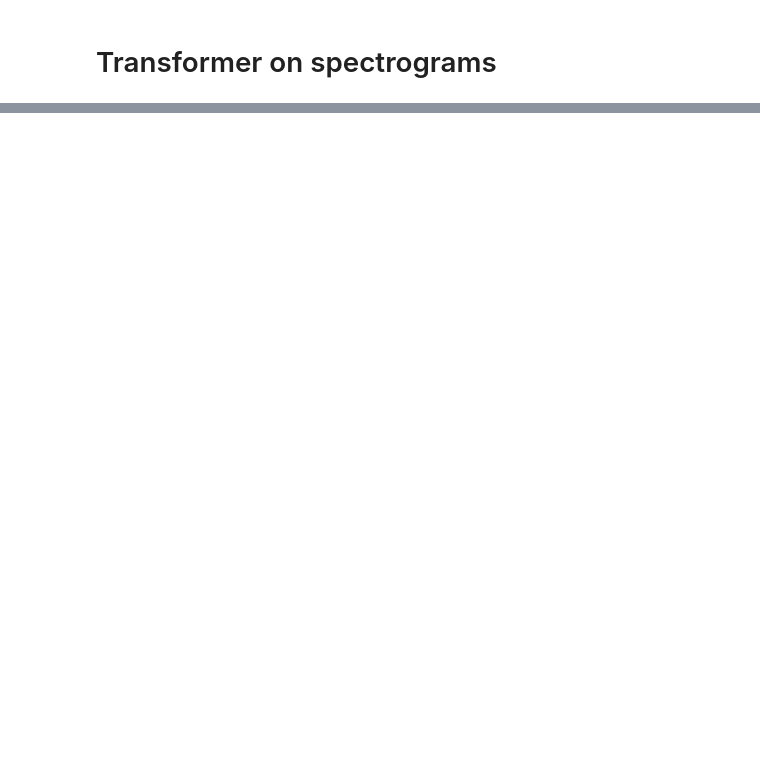
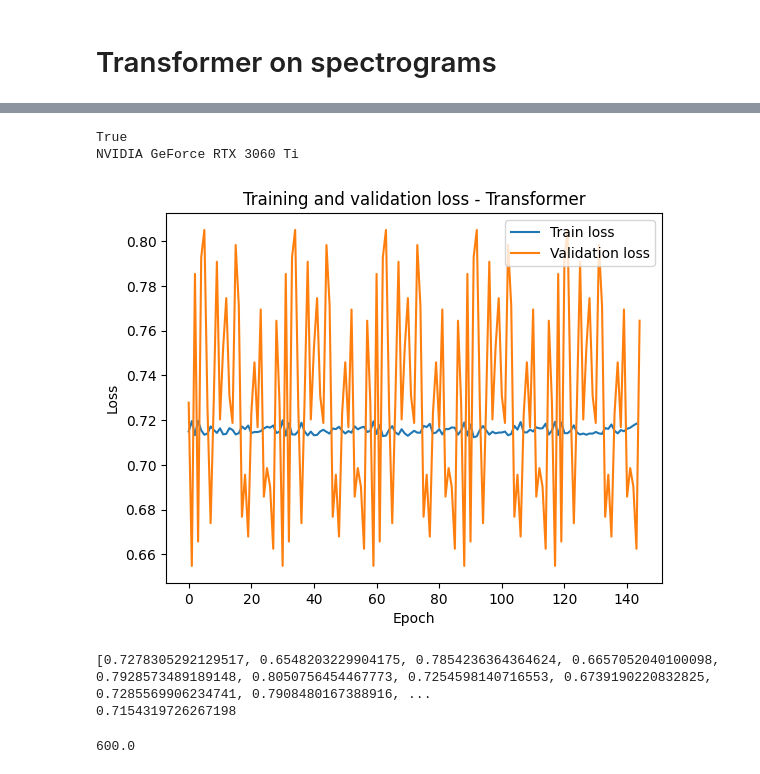
Before and after one commit to armecirkelen4/EEG-annotation, a Jupyter notebook: Transformer.ipynb, the cells around one changed output, grey strips where cells are left out. Drawn from its saved outputs; the diff is of its cells as text; code cells hidden in the pictures; blank space fills up the shorter version.

```diff
--- a/Transformer.ipynb
+++ b/Transformer.ipynb
@@ -184,7 +116,7 @@ class SequenceTransformer(nn.Module):
         super(SequenceTransformer, self).__init__()
         self.seq_len = seq_len
         self.embedding_dim = embedding_dim
-        encoder_layers = nn.TransformerEncoderLayer(d_model=embedding_dim, nhead=num_heads)
+        encoder_layers = nn.TransformerEncoderLayer(d_model=embedding_dim, nhead=num_heads, dim_feedforward=1024)
         self.transformer_encoder = nn.TransformerEncoder(encoder_layers, num_layers=num_layers)
 
     def add_sequence_positional_encoding(self, epoch_matrix, seq_len, embedding_dim):
@@ -201,10 +133,10 @@ class SequenceTransformer(nn.Module):
         i = torch.arange(embedding_dim)[None, :]
         angle_rates = 1 / (10000 ** (i / embedding_dim))
         pos_enc = torch.zeros((seq_len, embedding_dim))
-        pos_enc[:, 0::2] = torch.sin(n * angle_rates[:, 0::2])
-        pos_enc[:, 1::2] = torch.cos(n * angle_rates[:, 1::2])
+        pos_enc[:, 0::2] = torch.sin(n * angle_rates[:, 0::2]).to(epoch_matrix.device)
+        pos_enc[:, 1::2] = torch.cos(n * angle_rates[:, 1::2]).to(epoch_matrix.device)
 
-        return epoch_matrix + pos_enc
+        return epoch_matrix + pos_enc.to(epoch_matrix.device)
 
 
     def forward(self, epoch_output_seq):
@@ -222,7 +154,7 @@ class FinalModel(nn.Module):
         self.sequence_transformer = SequenceTransformer(seq_len, n_embedding, num_heads, num_layers)
         # Fully connected layers for final classification
         self.fc1 = nn.Linear(n_embedding, 128)
-        self.fc2 = nn.Linear(128, 2)  # Binary classification
+        self.fc2 = nn.Linear(128, 1)  # Binary classification
 
     def forward(self, x, target_idx):
         """
@@ -247,13 +179,21 @@ class FinalModel(nn.Module):
         out = F.relu(self.fc1(target_epoch_output))
         out = self.fc2(out)
 
-        return F.softmax(out, dim=-1)
+        return F.sigmoid(out)
 # %%
-model = FinalModel(n_positions=2980, n_embedding=6175, seq_len=11, num_heads=5, num_layers=3)
+model = FinalModel(n_positions=3215, n_embedding=3925, seq_len=11, num_heads=5, num_layers=1)
 optimizer = optim.Adam(model.parameters(), lr=0.001)
 loss_fn = nn.BCELoss()
 
 print(model)
+# import model summary
+from torchsummary import summary
+# model summary
+
+# summary(model, (11, 3925))
+# print number of parameters in m,odel
+pytorch_total_params = sum(p.numel() for p in model.parameters())
+print(pytorch_total_params)
 # %% [output]
 FinalModel(
   (epoch_transformer): EpochTransformer(
@@ -276,10 +216,10 @@ FinalModel(
 # Create a batch of 10 sequences, each with 11 epochs and 6175 features
 batch_size = 5
 seq_len = 11  # We use 11 epochs in total (5 before, 1 target, 5 after)
-n_datapoints = 6175
+n_datapoints = 3925
 
 # Initialize the model
-model = FinalModel(n_positions=2980, n_embedding=6175, seq_len=seq_len, num_heads=5, num_layers=3)
+model = FinalModel(n_positions=3215, n_embedding=n_datapoints, seq_len=seq_len, num_heads=5, num_layers=3)
 
 # Random input tensor of shape [batch_size, seq_len, n_datapoints]
 x = torch.randn(batch_size, seq_len, n_datapoints)
@@ -289,5 +229,5 @@ target_idx = 5
 
 # Forward pass
 output = model(x, target_idx)
-print(output.shape)  # Should be [batch_size, 2] for binary classification
+print(output.shape, output)  # Should be [batch_size, 2] for binary classification
 # %% [output]
@@ -294,0 +395,31 @@ torch.Size([5, 2])
+# %%
+import torch
+print(torch.cuda.is_available())
+print(torch.cuda.get_device_name(0) if torch.cuda.is_available() else "CUDA not available")
+# %% [output]
+True
+NVIDIA GeForce RTX 3060 Ti
+# %%
+import matplotlib.pyplot as plt
+plt.plot((running_train_loss)[:-1])
+plt.plot(running_val_loss)
+plt.legend(["Train loss", "Validation loss"])
+plt.xlabel("Epoch")
+plt.ylabel("Loss")
+plt.title("Training and validation loss - Transformer")
+plt.show()
+
+
+# This is for each datasplit in a training loop, i.e. 29 splits for each training loop
+# %% [output]
+[figure, added]
+# %%
+print(running_val_loss)
+print(np.mean(running_train_loss))
+# %% [output]
+[0.7278305292129517, 0.6548203229904175, 0.7854236364364624, 0.6657052040100098, 0.7928573489189148, 0.8050756454467773, 0.7254598140716553, 0.6739190220832825, 0.7285569906234741, 0.7908480167388916, ...
+0.7154319726267198
+# %%
+150000000*4/1000000
+# %% [output]
+600.0
```
Also changed, not shown: parts of 9 cells of this notebook.
